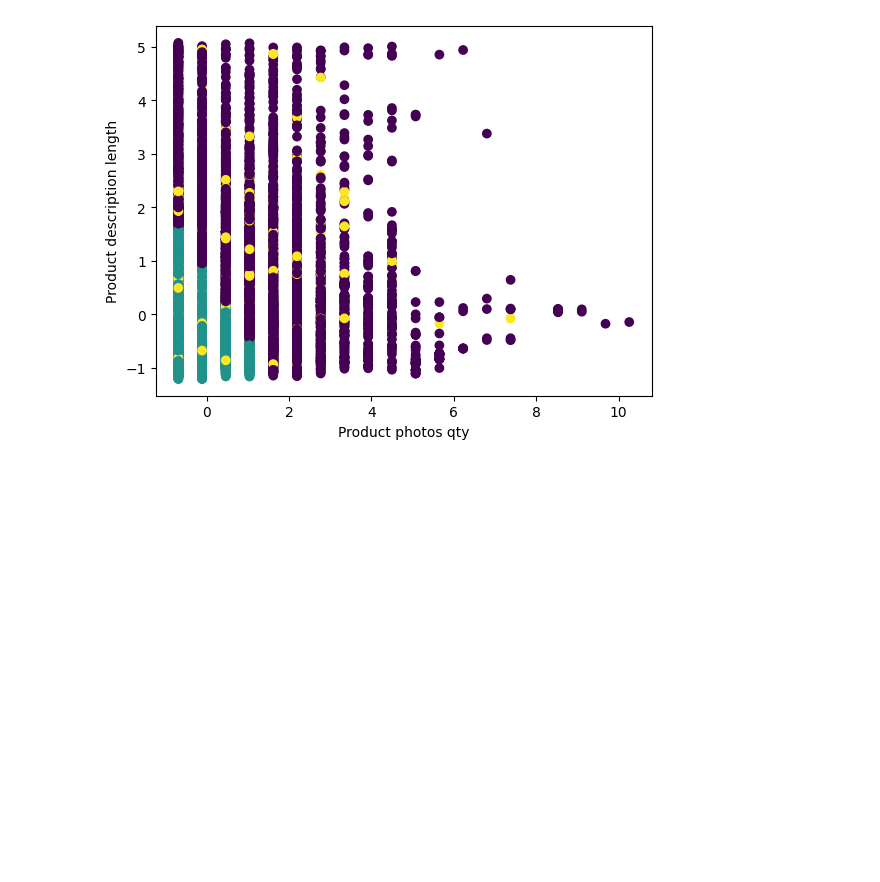
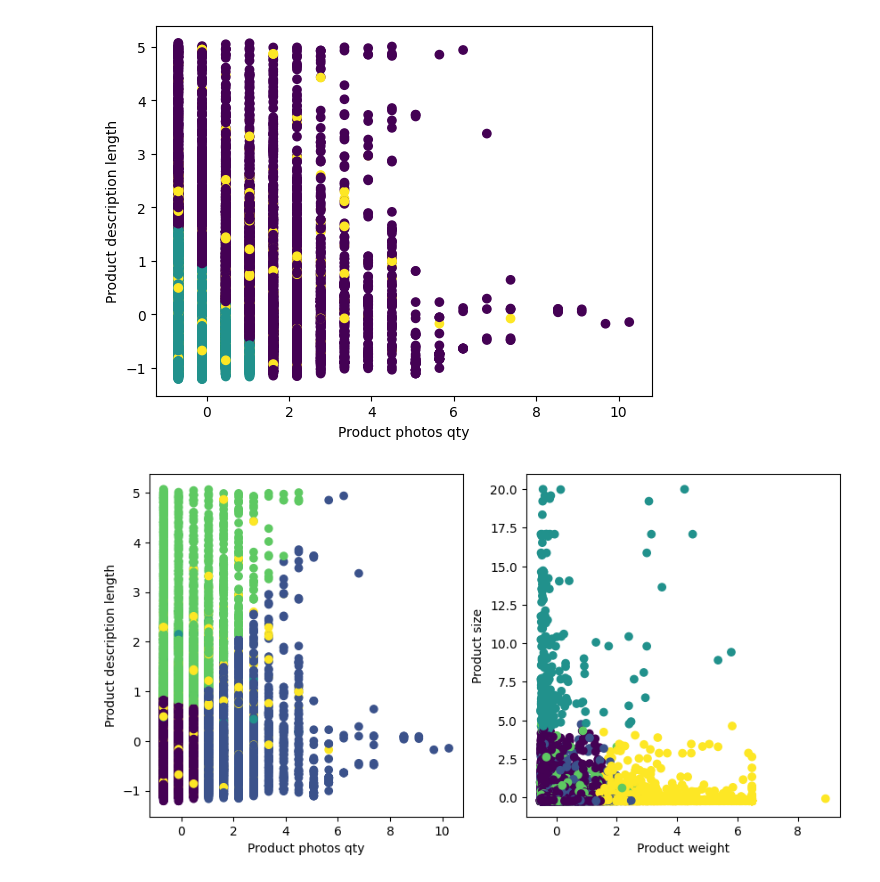
Before and after one commit to data-IA-2022/Olist_Cl-mentine_Manuel_Fengfeng, a Jupyter notebook: data analysis.ipynb, the cells around one changed output. Cells and saved outputs as stored; diff of their text form; code cells hidden in the pictures; blank space fills up the shorter version.

Commit message:
update cluster

```diff
--- a/data analysis.ipynb
+++ b/data analysis.ipynb
@@ -263,3 +263,20 @@ plt.ylabel('Product description length')
 plt.show()
 # %% [output]
 [figure]
+# %%
+kmeans = KMeans(n_clusters=5, n_init=10, random_state=42)
+kmeans.fit(X_scaled)
+
+fig, ax = plt.subplots(1, 2, figsize=(10, 5))
+
+ax[0].scatter(X_scaled[:, 0], X_scaled[:, 1], c=kmeans.labels_)
+ax[0].set_xlabel('Product photos qty')
+ax[0].set_ylabel('Product description length')
+
+ax[1].scatter(X_scaled[:, 2], X_scaled[:, 3], c=kmeans.labels_)
+ax[1].set_xlabel('Product weight')
+ax[1].set_ylabel('Product size')
+
+plt.show()
+# %% [output]
+[figure, added]
```
Also changed, not shown: parts of 2 cells of this notebook.
